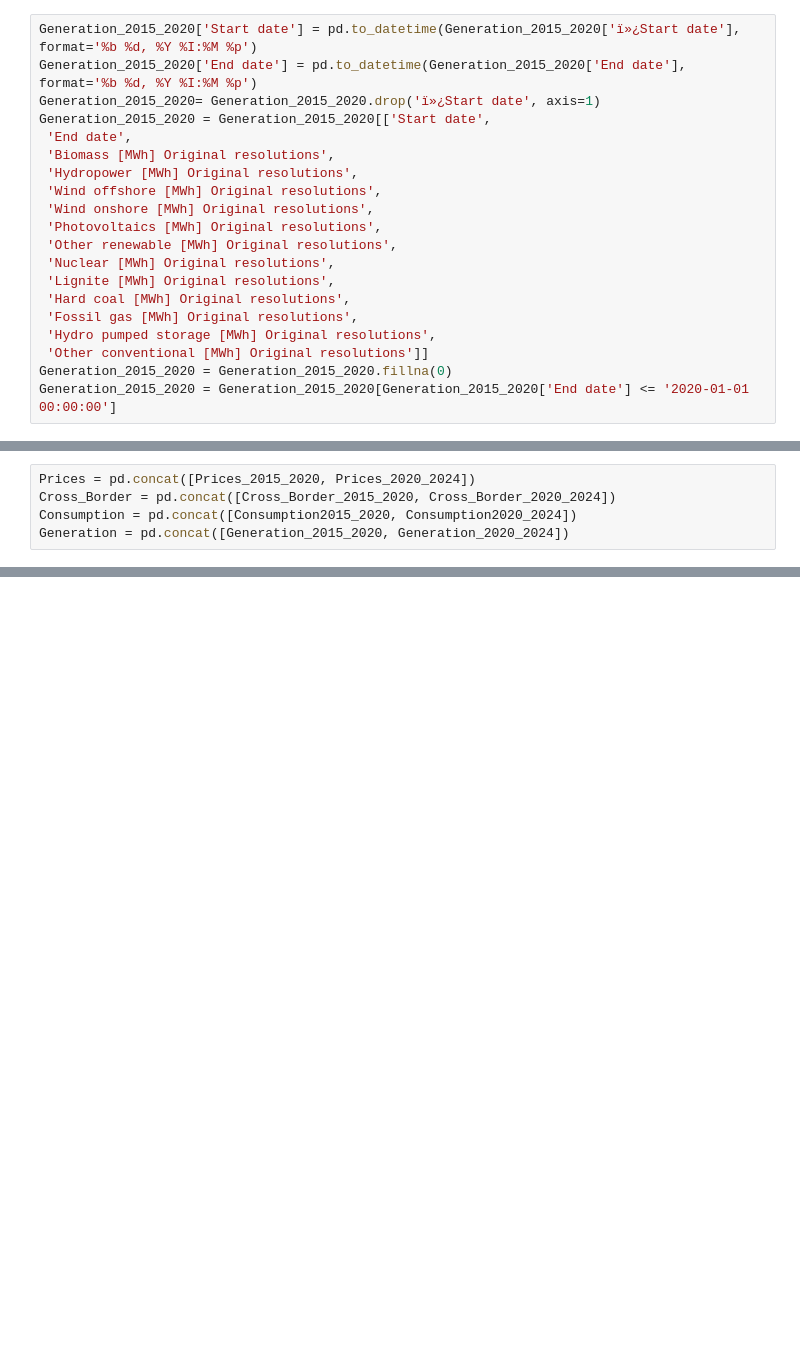
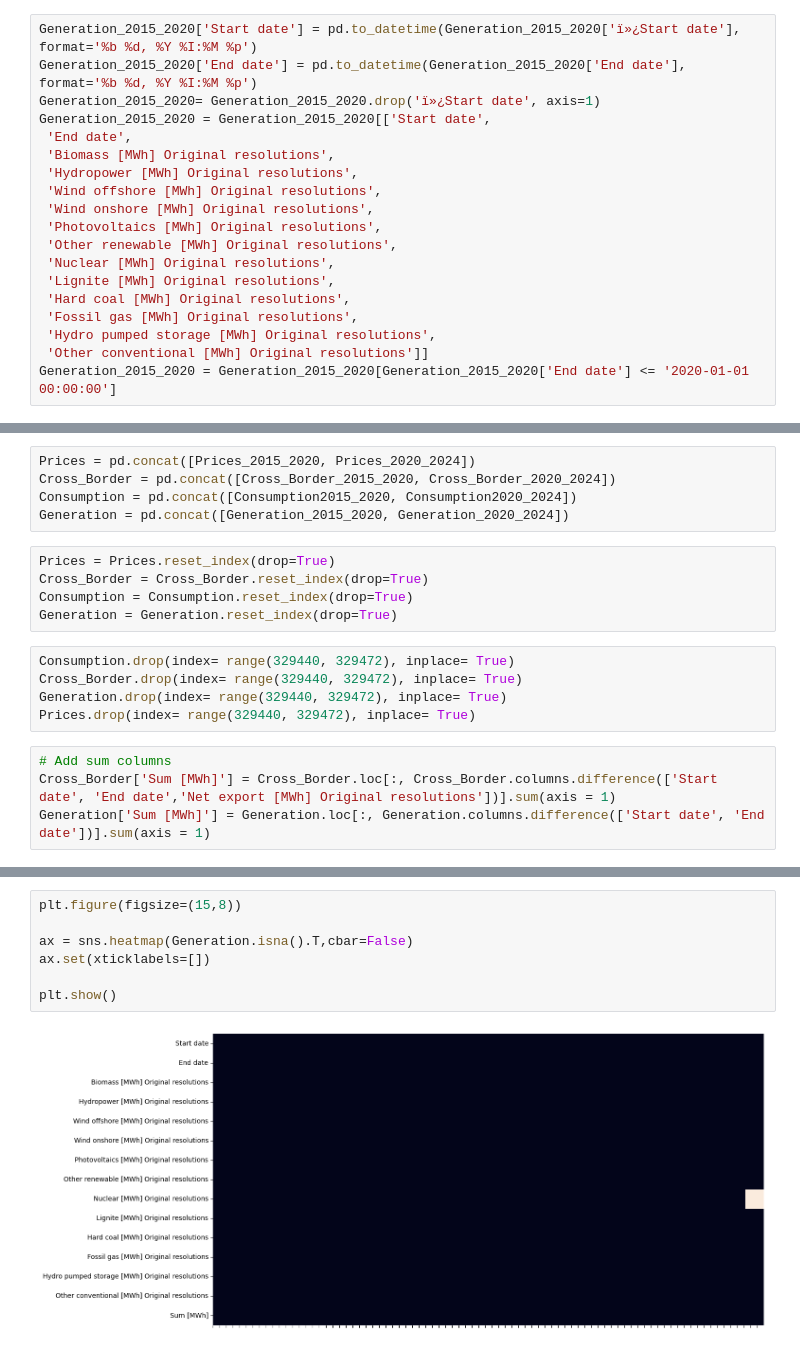
Before and after one commit to bennymiddel/Public, a Jupyter notebook: notebooks/01-data-loading-cleaning.ipynb, the cells around one changed output, grey strips where cells are left out. Drawn from its saved outputs; the diff is of its cells as text; blank space fills up the shorter version.

Commit message:
data loading, cleaning, nan-values export to csv again.

```diff
--- a/notebooks/01-data-loading-cleaning.ipynb
+++ b/notebooks/01-data-loading-cleaning.ipynb
@@ -52,7 +54,6 @@ Generation_2015_2020 = Generation_2015_2020[['Start date',
  'Fossil gas [MWh] Original resolutions',
  'Hydro pumped storage [MWh] Original resolutions',
  'Other conventional [MWh] Original resolutions']]
-Generation_2015_2020 = Generation_2015_2020.fillna(0)
 Generation_2015_2020 = Generation_2015_2020[Generation_2015_2020['End date'] <= '2020-01-01 00:00:00']
 # %% [markdown]
 ### Consumption2015_2020
@@ -105,3 +99,17 @@ Prices = pd.concat([Prices_2015_2020, Prices_2020_2024])
 Cross_Border = pd.concat([Cross_Border_2015_2020, Cross_Border_2020_2024])
 Consumption = pd.concat([Consumption2015_2020, Consumption2020_2024])
 Generation = pd.concat([Generation_2015_2020, Generation_2020_2024])
+# %%
+Prices = Prices.reset_index(drop=True)
+Cross_Border = Cross_Border.reset_index(drop=True)
+Consumption = Consumption.reset_index(drop=True)
+Generation = Generation.reset_index(drop=True)
+# %%
+Consumption.drop(index= range(329440, 329472), inplace= True)
+Cross_Border.drop(index= range(329440, 329472), inplace= True)
+Generation.drop(index= range(329440, 329472), inplace= True)
+Prices.drop(index= range(329440, 329472), inplace= True)
+# %%
+# Add sum columns
+Cross_Border['Sum [MWh]'] = Cross_Border.loc[:, Cross_Border.columns.difference(['Start date', 'End date','Net export [MWh] Original resolutions'])].sum(axis = 1)
+Generation['Sum [MWh]'] = Generation.loc[:, Generation.columns.difference(['Start date', 'End date'])].sum(axis = 1)
@@ -107,0 +152,9 @@ Generation = pd.concat([Generation_2015_2020, Generation_2020_2024])
+# %%
+plt.figure(figsize=(15,8))
+
+ax = sns.heatmap(Generation.isna().T,cbar=False)
+ax.set(xticklabels=[])
+
+plt.show()
+# %% [output]
+[figure, added]
```
Also changed, not shown: parts of 42 cells of this notebook.
